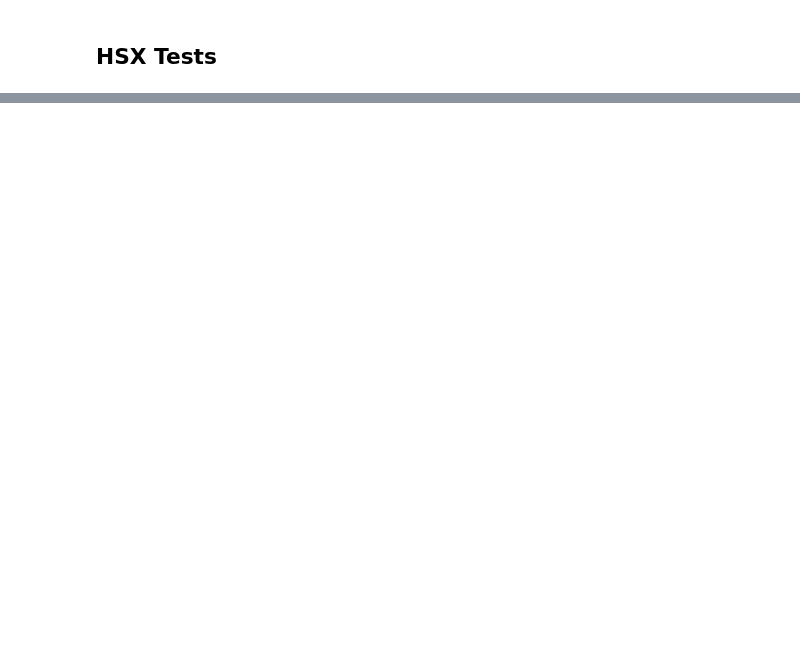
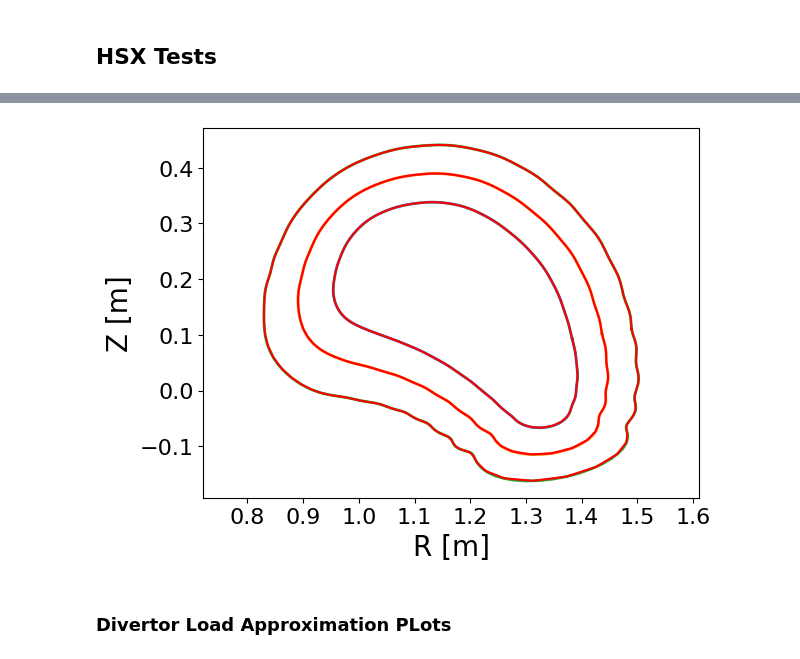
Before and after one commit to yuanlagota/Internship_USTC, a Jupyter notebook: Code/USTC_Ubuntu.ipynb, the cells around one changed output, grey strips where cells are left out. Saved outputs shown, nothing was run; the diff lists cells and outputs as text; code cells hidden in the pictures; blank space fills up the shorter version.

```diff
--- a/Code/USTC_Ubuntu.ipynb
+++ b/Code/USTC_Ubuntu.ipynb
@@ -471,0 +454,21 @@ Progress |███████████████████████
+# %%
+
+### Boundary 1
+hsx_wind1 = FourSurf.read_winding_surfce("/home/yuanl/Academia/Projects/Internship_USTC/Data/FLARE_DB/HSX_Test/shared_data/nescin_sep_0.05")
+converted_file1 = "/home/yuanl/Academia/Projects/Internship_USTC/Data/FLARE_DB/HSX_Test/HSX_vessel1_5cm/HSX_vessel1_5cm.dat"
+hsx_wind1.plot(zeta = math.radians(22.5)) # angle MUST BE IN RADIANS
+moose.geometry.Torosurf.loadtxt(converted_file1).rzslice(22.5).view(color='r')
+### Boundary 2
+hsx_wind2 = FourSurf.read_winding_surfce("/home/yuanl/Academia/Projects/Internship_USTC/Data/FLARE_DB/HSX_Test/shared_data/nescin_sep_0.10")
+converted_file2 = "/home/yuanl/Academia/Projects/Internship_USTC/Data/FLARE_DB/HSX_Test/HSX_vessel2_10cm/HSX_vessel2_10cm.dat"
+hsx_wind2.plot(zeta = math.radians(22.5)) # angle MUST BE IN RADIANS
+moose.geometry.Torosurf.loadtxt(converted_file2).rzslice(22.5).view(color='r')
+### Boundary 3
+hsx_wind3 = FourSurf.read_winding_surfce("/home/yuanl/Academia/Projects/Internship_USTC/Data/FLARE_DB/HSX_Test/shared_data/nescin_sep_0.15")
+converted_file3 = "/home/yuanl/Academia/Projects/Internship_USTC/Data/FLARE_DB/HSX_Test/HSX_vessel3_15cm/HSX_vessel3_15cm.dat"
+hsx_wind3.plot(zeta = math.radians(22.5)) # angle MUST BE IN RADIANS
+moose.geometry.Torosurf.loadtxt(converted_file3).rzslice(22.5).view(color='r')
+# %% [output]
+[figure, added]
+# %% [markdown]
+### **Divertor Load Approximation PLots**
```
Also changed, not shown: parts of 24 cells of this notebook, 4 other files.
